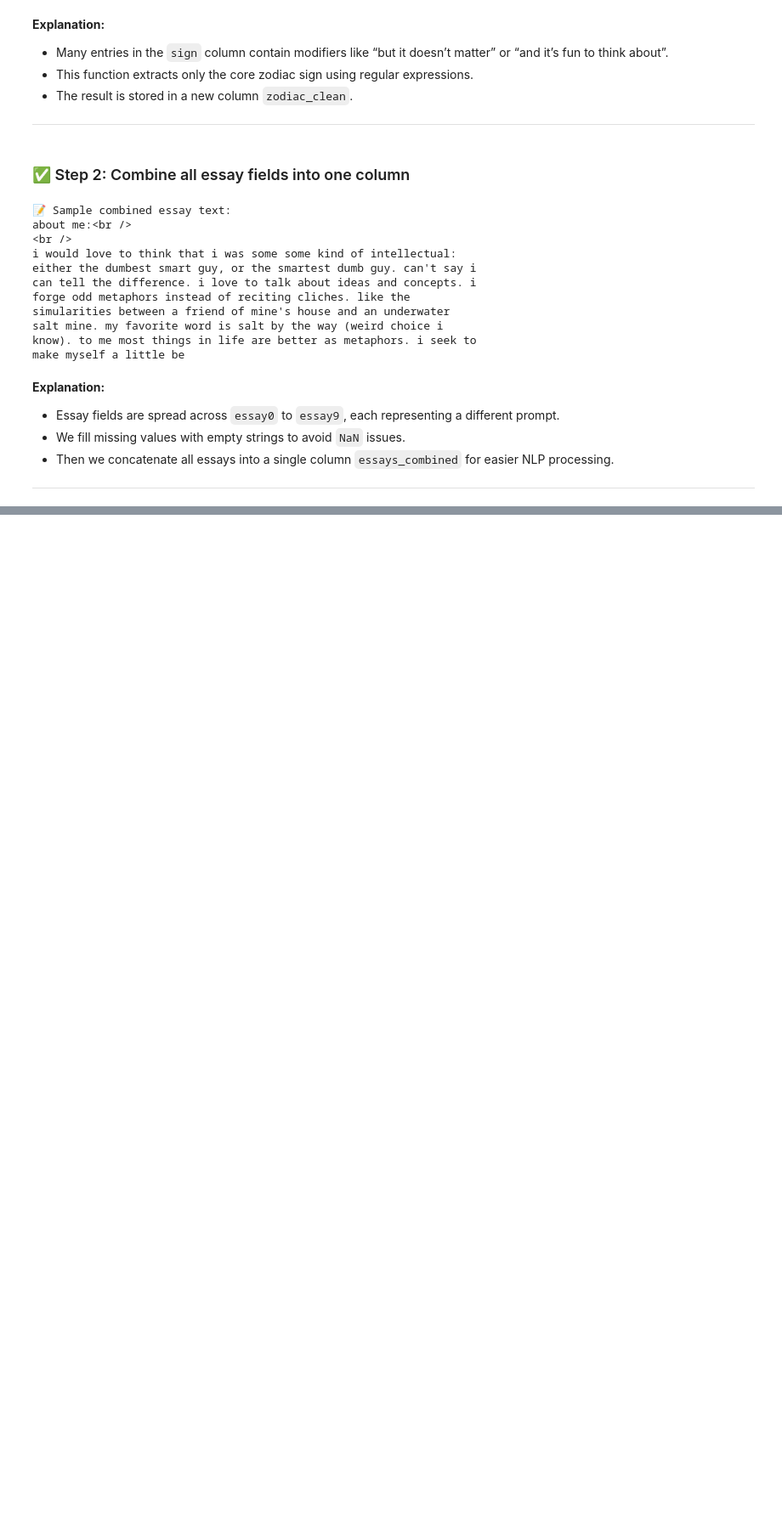
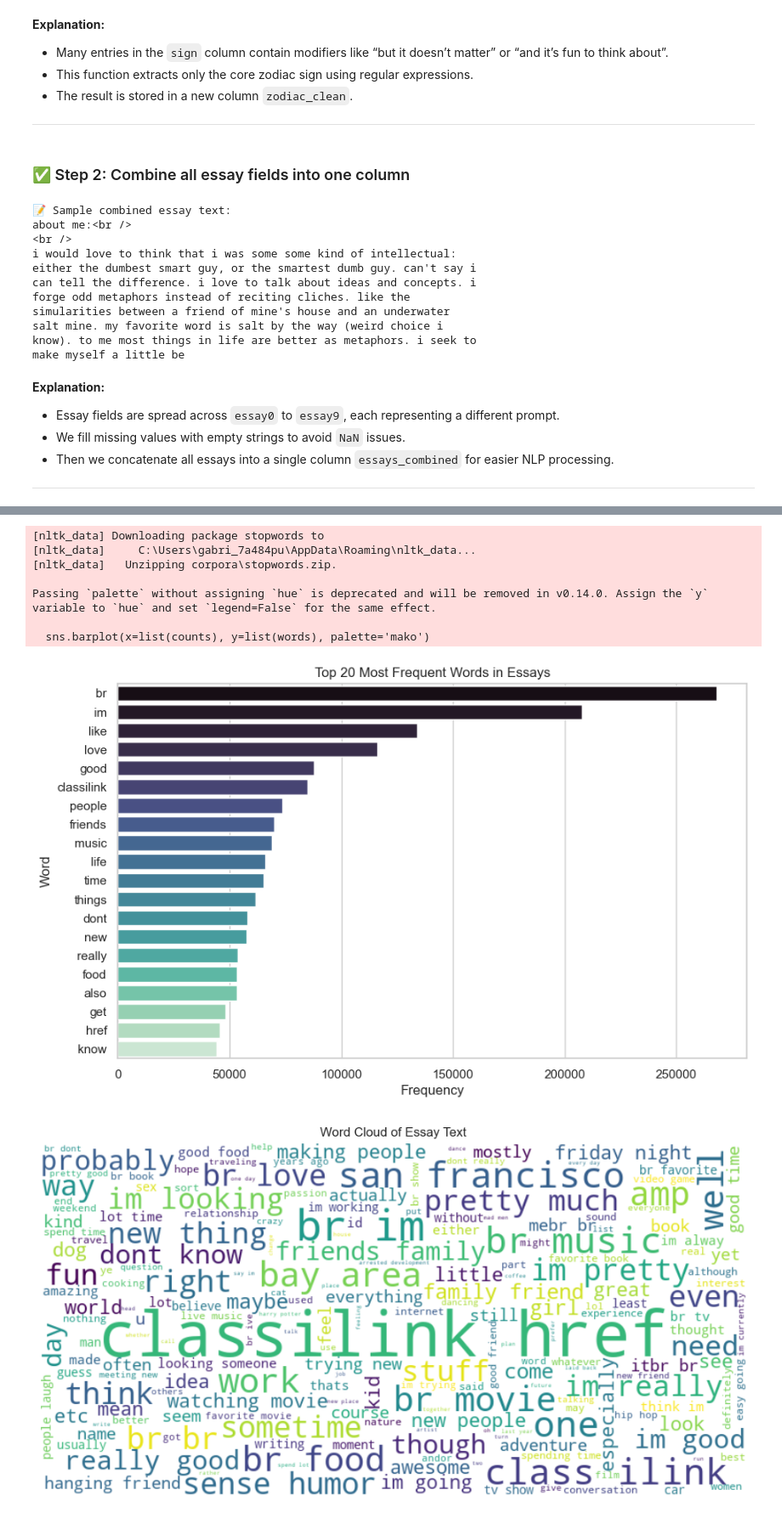
Before and after one commit to gabrielarcangelbol/OKCupid-Date-A-Scientist-Starter, a Jupyter notebook: date-a-scientist.ipynb, the cells around one changed output, grey strips where cells are left out. Shown at 85% size. Cells and saved outputs as stored; diff of their text form; code cells hidden in the pictures; blank space fills up the shorter version.

```diff
--- a/date-a-scientist.ipynb
+++ b/date-a-scientist.ipynb
@@ -524,0 +661,54 @@ make myself a little be
+# %%
+from collections import Counter
+import matplotlib.pyplot as plt
+import seaborn as sns
+from wordcloud import WordCloud
+import string
+import nltk
+from nltk.corpus import stopwords
+
+# Download stopwords if not already available
+nltk.download('stopwords')
+stop_words = set(stopwords.words('english'))
+
+# Preprocess essay text
+def preprocess_text(text):
+    text = text.lower()
+    text = text.translate(str.maketrans('', '', string.punctuation))
+    tokens = text.split()
+    tokens = [word for word in tokens if word not in stop_words]
+    return tokens
+
+# Apply preprocessing
+all_words = df['essays_combined'].dropna().apply(preprocess_text)
+flat_words = [word for sublist in all_words for word in sublist]
+
+# Count word frequencies
+word_freq = Counter(flat_words)
+top_words = word_freq.most_common(20)
+
+# 📊 Plot top 20 words
+words, counts = zip(*top_words)
+sns.barplot(x=list(counts), y=list(words), palette='mako')
+plt.title("Top 20 Most Frequent Words in Essays")
+plt.xlabel("Frequency")
+plt.ylabel("Word")
+plt.show()
+
+# ☁️ Generate word cloud
+wordcloud = WordCloud(width=800, height=400, background_color='white').generate(' '.join(flat_words))
+plt.figure(figsize=(12, 6))
+plt.imshow(wordcloud, interpolation='bilinear')
+plt.axis('off')
+plt.title("Word Cloud of Essay Text")
+plt.show()
+# %% [output]
+[nltk_data] Downloading package stopwords to
+[nltk_data]     C:\Users\gabri_7a484pu\AppData\Roaming\nltk_data...
+[nltk_data]   Unzipping corpora\stopwords.zip.
+
+Passing `palette` without assigning `hue` is deprecated and will be removed in v0.14.0. Assign the `y` variable to `hue` and set `legend=False` for the same effect.
+
+  sns.barplot(x=list(counts), y=list(words), palette='mako')
+[figure, added]
+[figure, added]
```
Also changed, not shown: parts of 5 cells of this notebook.
